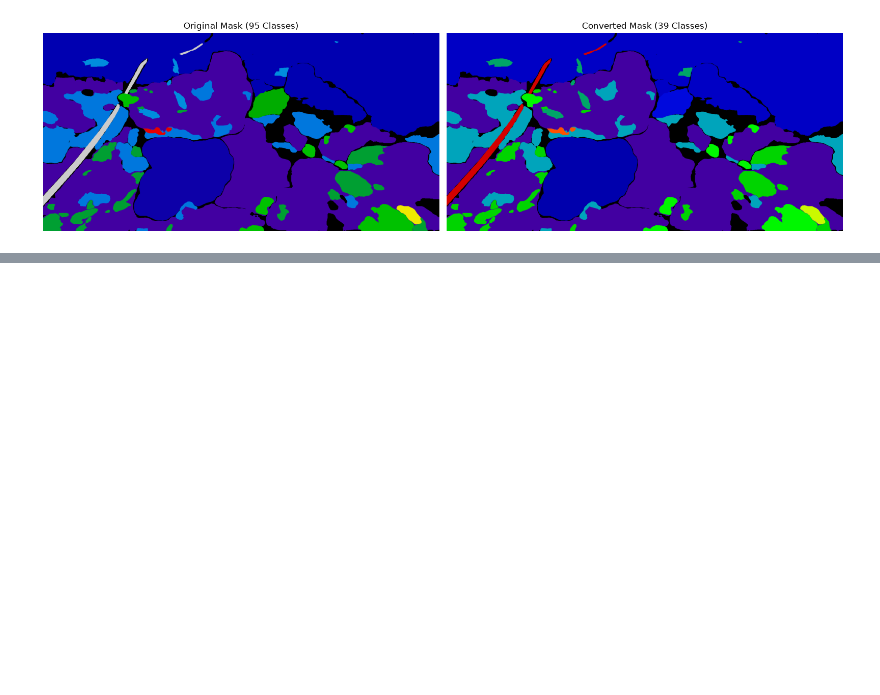
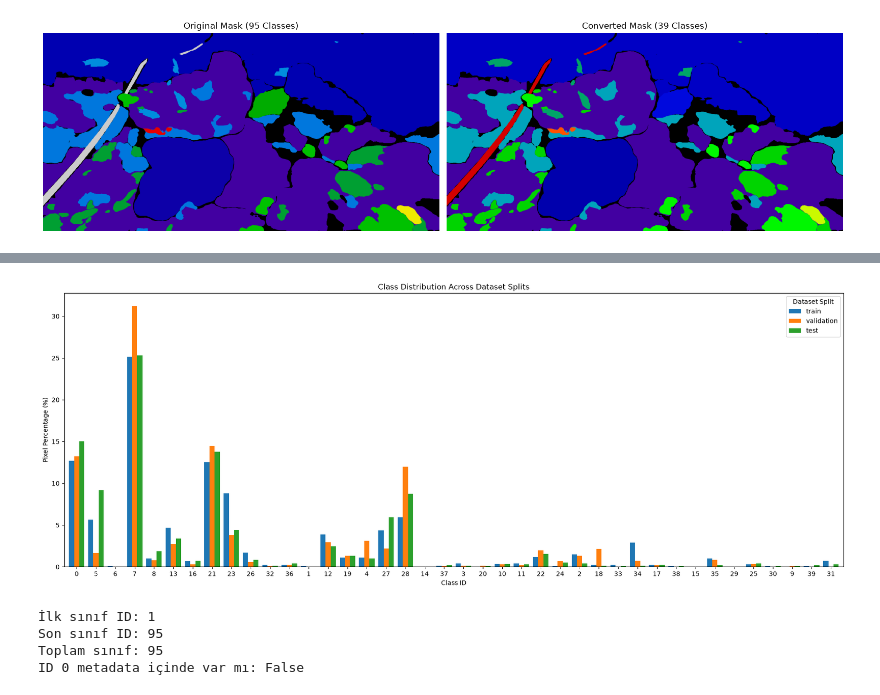
Before and after one commit to Huseyinyagmur/reefseg, a Jupyter notebook: notebooks/01_dataset_inspection.ipynb, the cells around one changed output, grey strips where cells are left out. Saved outputs shown, nothing was run; the diff lists cells and outputs as text; code cells hidden in the pictures; blank space fills up the shorter version.

```diff
--- a/notebooks/01_dataset_inspection.ipynb
+++ b/notebooks/01_dataset_inspection.ipynb
@@ -244,0 +329,13 @@ plt.show()
+# %%
+class_image_counts = Counter()
+
+for sample in dataset["train"]:
+    converted = convert_mask(sample["label"])
+    unique_classes = np.unique(converted)
+
+    for class_id in unique_classes:
+        if class_id != 0:
+            class_image_counts[int(class_id)] += 1
+
+for class_id, count in sorted(class_image_counts.items()):
+    print(f"Class {class_id}: {count}/1790 images")
@@ -244,0 +385,14 @@ plt.show()
+# %%
+split_percentages = {}
+
+for split_name, counts in split_pixel_counts.items():
+    total = sum(counts.values())
+
+    split_percentages[split_name] = {
+        class_id: count / total * 100
+        for class_id, count in counts.items()
+    }
+
+distribution_df = pd.DataFrame(split_percentages).fillna(0)
+
+display(distribution_df.round(3))
@@ -244,0 +417,29 @@ plt.show()
+# %%
+distribution_df.plot(
+    kind="bar",
+    figsize=(18, 7),
+    width=0.8
+)
+
+plt.xlabel("Class ID")
+plt.ylabel("Pixel Percentage (%)")
+plt.title("Class Distribution Across Dataset Splits")
+plt.xticks(rotation=0)
+plt.legend(title="Dataset Split")
+plt.tight_layout()
+plt.show()
+# %% [output]
+[figure, added]
+# %%
+with open(os.path.join(METADATA_DIR, "id2label.json"), "r", encoding="utf-8") as f:
+    id2label = json.load(f)
+
+print("İlk sınıf ID:", min(map(int, id2label.keys())))
+print("Son sınıf ID:", max(map(int, id2label.keys())))
+print("Toplam sınıf:", len(id2label))
+print("ID 0 metadata içinde var mı:", "0" in id2label)
+# %% [output]
+İlk sınıf ID: 1
+Son sınıf ID: 95
+Toplam sınıf: 95
+ID 0 metadata içinde var mı: False
```
Also changed, not shown: parts of 8 cells of this notebook.
